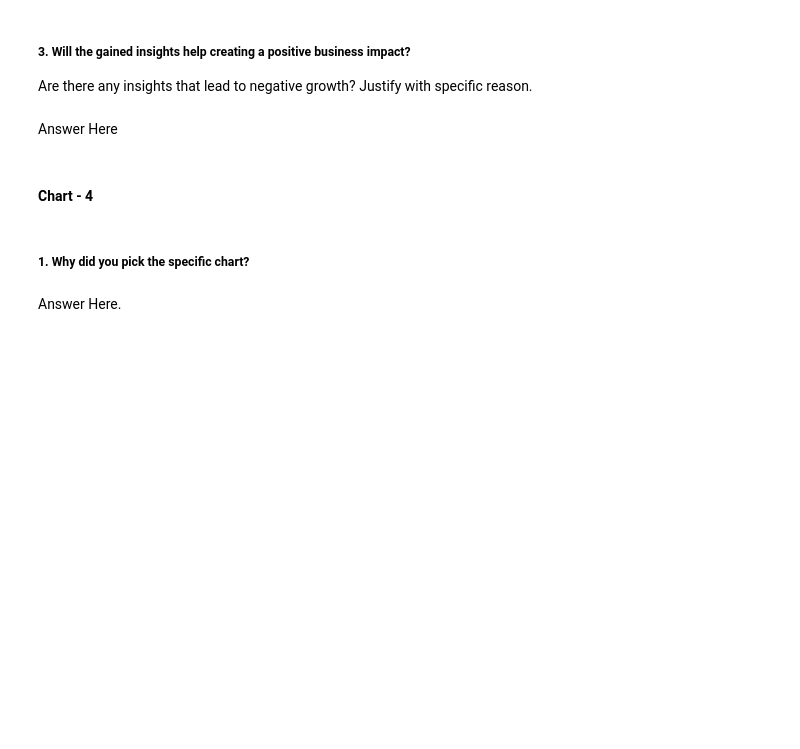
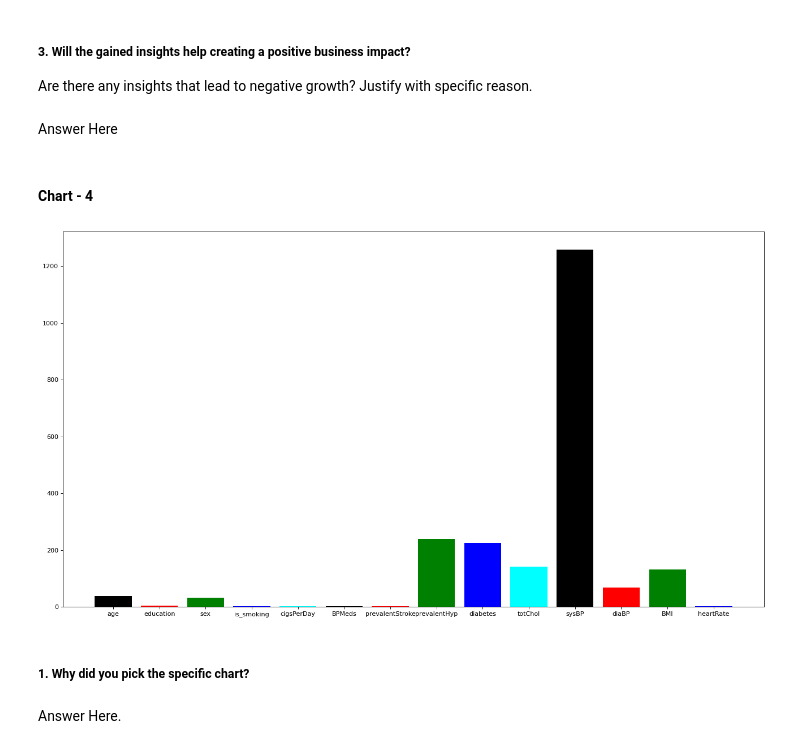
Before and after one commit to Mihirgupta2001/Classification-Capstone-Project, a Jupyter notebook: Classification_Capstone_Project.ipynb, the cells around one changed output. Drawn from its saved outputs; the diff is of its cells as text; code cells hidden in the pictures; blank space fills up the shorter version.

```diff
--- a/Classification_Capstone_Project.ipynb
+++ b/Classification_Capstone_Project.ipynb
@@ -423,3 +469,14 @@ Answer Here
+# %%
+# Chart - 4 visualization code
+names = list(unique_dict.keys())
+values = list(unique_dict.values())
+from matplotlib.pyplot import figure
+
+figure(figsize=(20,11), dpi=80)
+plt.bar(names,values,color=['black', 'red', 'green', 'blue', 'cyan'])
+plt.show()
+# %% [output]
+[figure, added]
 # %% [markdown]
 ##### 1. Why did you pick the specific chart?
 # %% [markdown]
```
Also changed, not shown: parts of 13 cells of this notebook.
